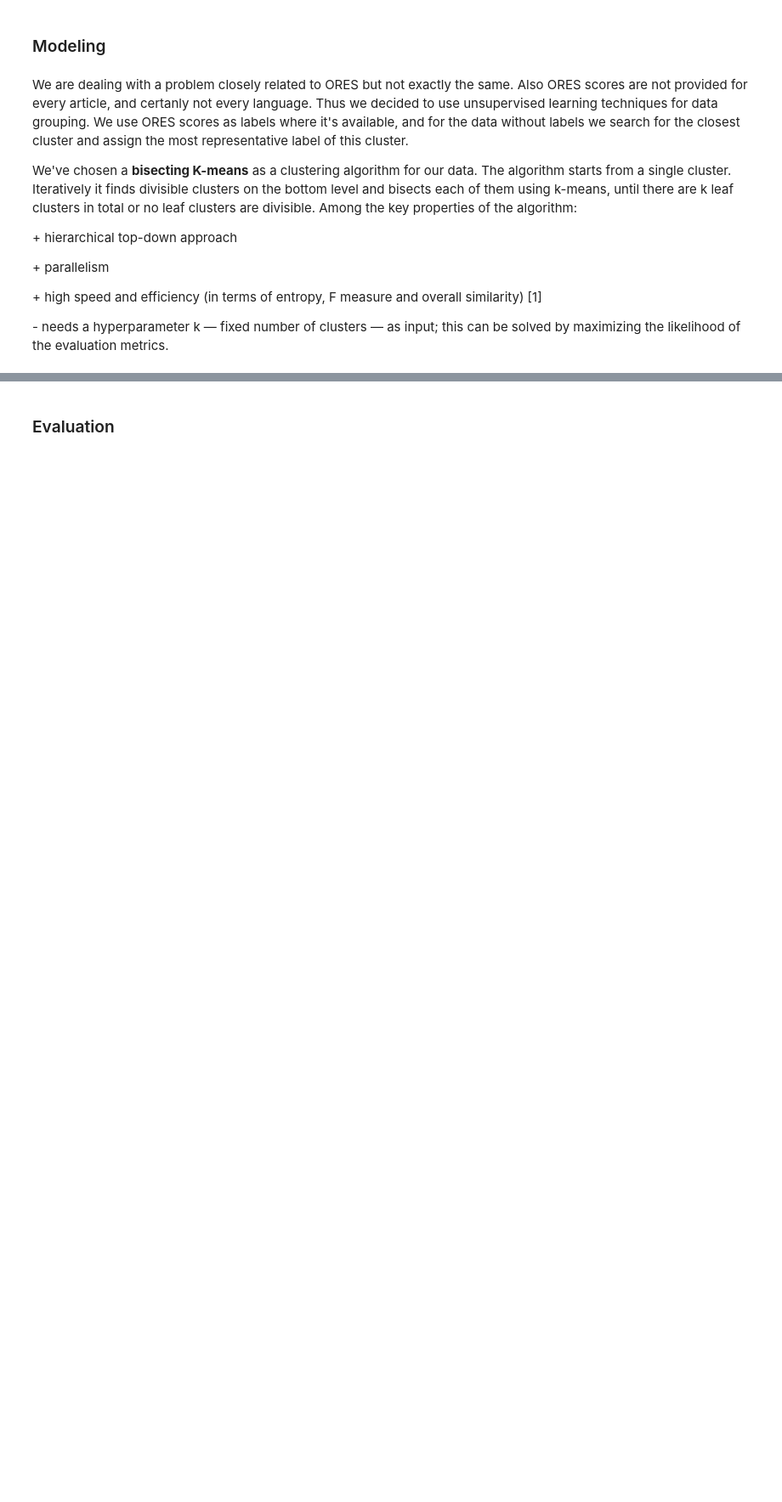
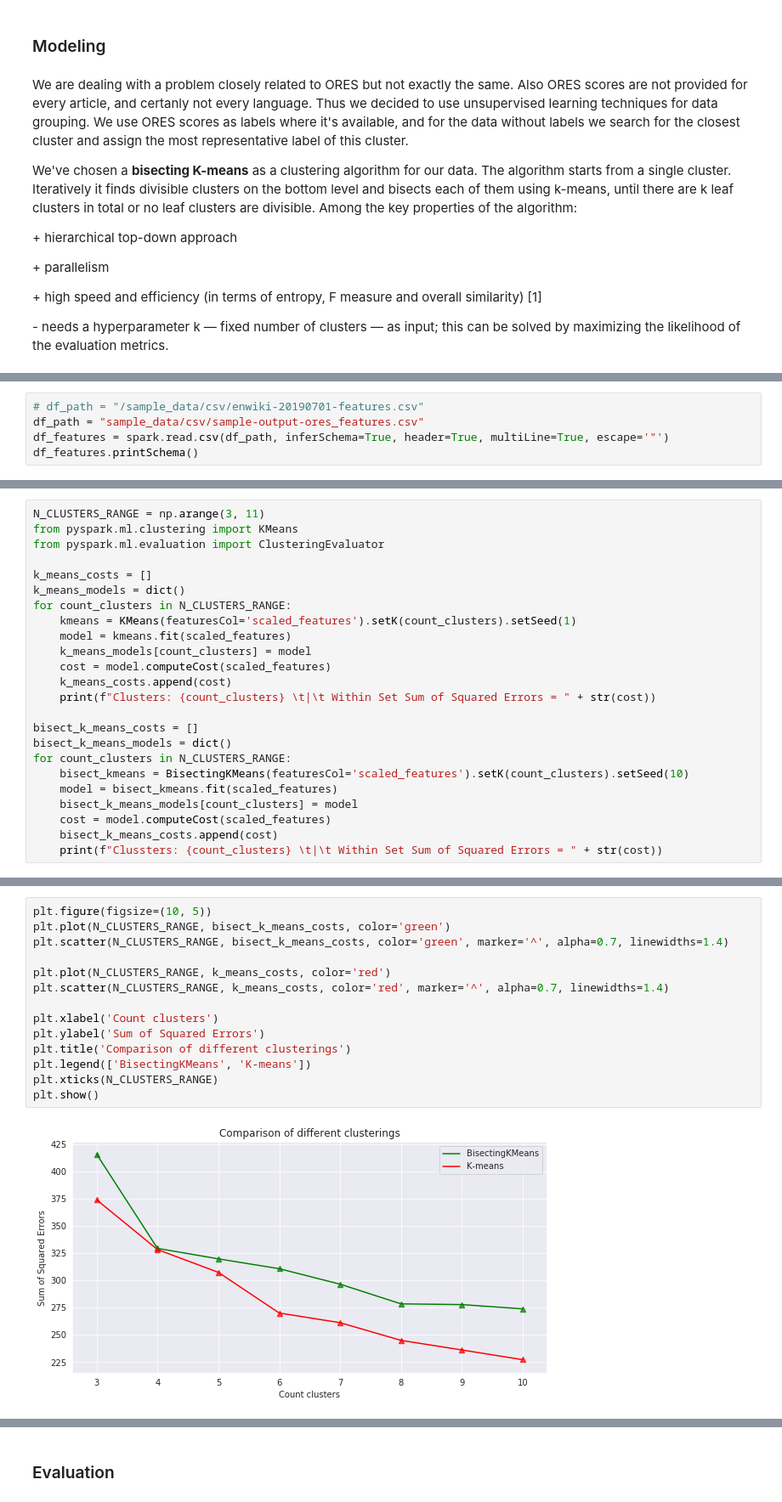
Before and after one commit to AChepurnoi/ucu-mmds, a Jupyter notebook: Report.ipynb, the cells around one changed output, grey strips where cells are left out. Shown at 85% size. Saved outputs shown, nothing was run; the diff lists cells and outputs as text; blank space fills up the shorter version.

```diff
--- a/Report.ipynb
+++ b/Report.ipynb
@@ -145,0 +170,5 @@ Among the key properties of the algorithm:
+# %%
+# df_path = "/sample_data/csv/enwiki-20190701-features.csv"
+df_path = "sample_data/csv/sample-output-ores_features.csv"
+df_features = spark.read.csv(df_path, inferSchema=True, header=True, multiLine=True, escape='"')
+df_features.printSchema()
@@ -145,0 +206,24 @@ Among the key properties of the algorithm:
+# %%
+N_CLUSTERS_RANGE = np.arange(3, 11)
+from pyspark.ml.clustering import KMeans
+from pyspark.ml.evaluation import ClusteringEvaluator
+
+k_means_costs = []
+k_means_models = dict()
+for count_clusters in N_CLUSTERS_RANGE:
+    kmeans = KMeans(featuresCol='scaled_features').setK(count_clusters).setSeed(1)
+    model = kmeans.fit(scaled_features)
+    k_means_models[count_clusters] = model
+    cost = model.computeCost(scaled_features)
+    k_means_costs.append(cost)
+    print(f"Clusters: {count_clusters} \t|\t Within Set Sum of Squared Errors = " + str(cost))
+
+bisect_k_means_costs = []
+bisect_k_means_models = dict()
+for count_clusters in N_CLUSTERS_RANGE:
+    bisect_kmeans = BisectingKMeans(featuresCol='scaled_features').setK(count_clusters).setSeed(10)
+    model = bisect_kmeans.fit(scaled_features)
+    bisect_k_means_models[count_clusters] = model
+    cost = model.computeCost(scaled_features)
+    bisect_k_means_costs.append(cost)
+    print(f"Clussters: {count_clusters} \t|\t Within Set Sum of Squared Errors = " + str(cost))
@@ -145,0 +247,16 @@ Among the key properties of the algorithm:
+# %%
+plt.figure(figsize=(10, 5))
+plt.plot(N_CLUSTERS_RANGE, bisect_k_means_costs, color='green')
+plt.scatter(N_CLUSTERS_RANGE, bisect_k_means_costs, color='green', marker='^', alpha=0.7, linewidths=1.4)
+
+plt.plot(N_CLUSTERS_RANGE, k_means_costs, color='red')
+plt.scatter(N_CLUSTERS_RANGE, k_means_costs, color='red', marker='^', alpha=0.7, linewidths=1.4)
+
+plt.xlabel('Count clusters')
+plt.ylabel('Sum of Squared Errors')
+plt.title('Comparison of different clusterings')
+plt.legend(['BisectingKMeans', 'K-means'])
+plt.xticks(N_CLUSTERS_RANGE)
+plt.show()
+# %% [output]
+[figure, added]
```
Also changed, not shown: parts of 19 cells of this notebook.
